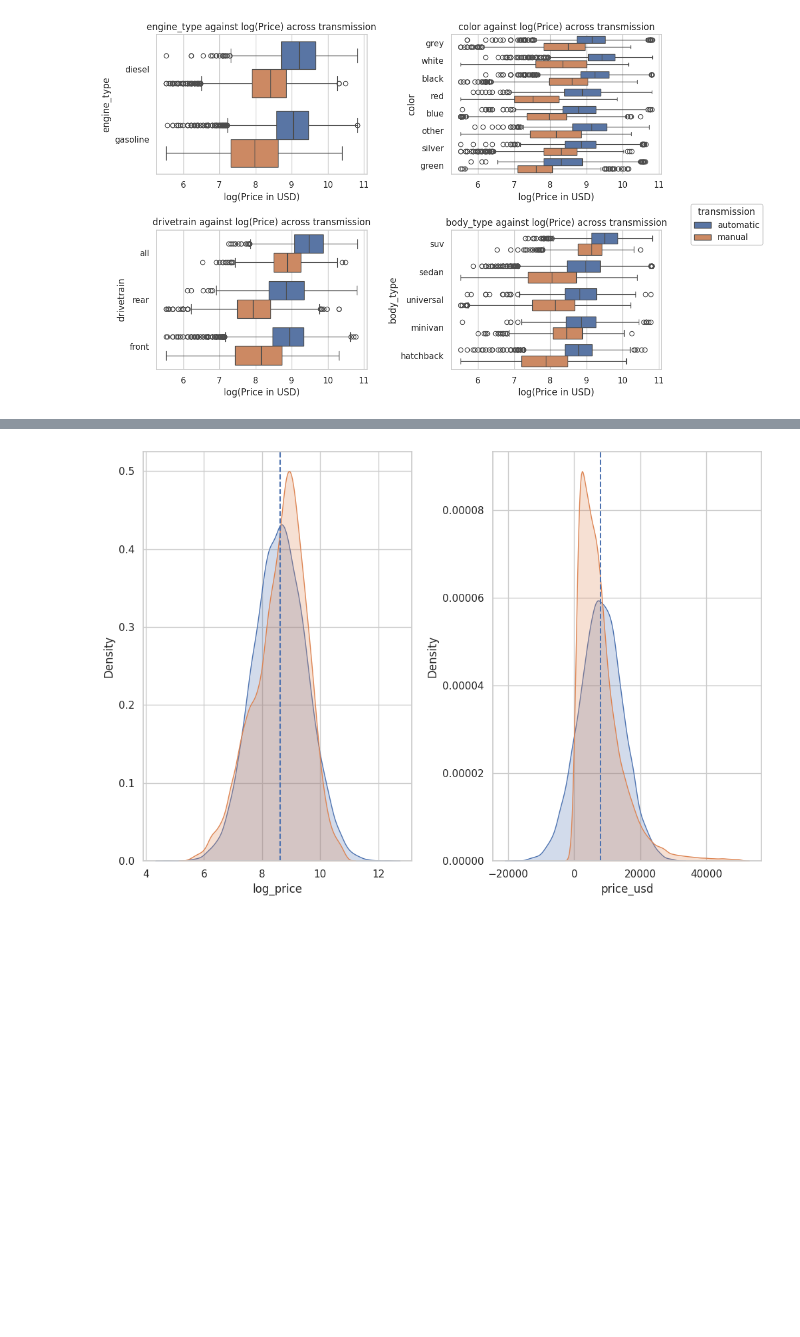
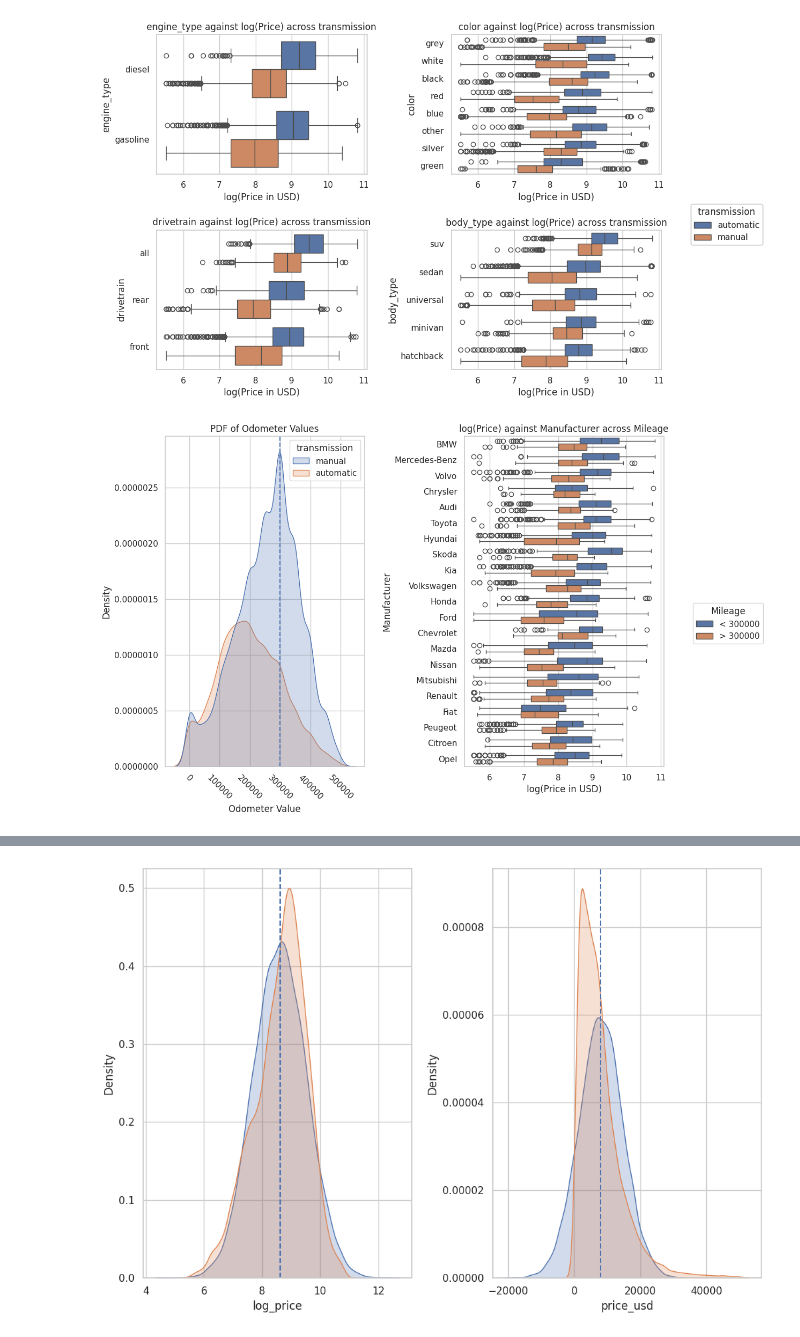
Before and after one commit to NigelPetersen/UsedCars, a Jupyter notebook: UsedCars.ipynb, the cells around one changed output, grey strips where cells are left out. Drawn from its saved outputs; the diff is of its cells as text; code cells hidden in the pictures; blank space fills up the shorter version.

```diff
--- a/UsedCars.ipynb
+++ b/UsedCars.ipynb
@@ -140,42 +134,23 @@ plt.show()
 # %% [output]
 [figure]
 # %%
-good_manufacturers = ["Honda", "Toyota", "Volkswagen", "Mercedes-Benz", "BMW",
-                    "Hyundai", "Mitsubishi", "Kia", "Audi",
-                    "Nissan", "Mazda"]
-cars_data = cars_data.loc[cars_data["manufacturer_name"].isin(good_manufacturers)]
-
 cars_data["Mileage"] = (cars_data["odometer_value"] > 300000).apply(str)
-cars_data["Mileage"] = cars_data["Mileage"].replace(["True", "False"], ["> 300000 km", "< 300000 km"])
+cars_data["Mileage"] = cars_data["Mileage"].replace(["True", "False"], ["> 300000", "< 300000"])
 cars_data = cars_data.loc[cars_data["odometer_value"] < 500000]
 
-cars_data["Production Era"] = (cars_data["year_produced"] >= 2008).apply(str)
-cars_data["Production Era"] = cars_data["Production Era"].replace(["True", "False"], ["> 2008", "< 2008"])
+fig = plt.figure()
+fig.subplots_adjust(wspace = 0.5)
+ax = fig.add_subplot(1,2,1)
+density_plot = sns.kdeplot(x = "odometer_value", fill = True, hue = "transmission", data = cars_data)
+density_plot.axvline(x = 300000, color = "b", linestyle = "dashed")
+density_plot.set(xlabel = "Odometer Value", title = "PDF of Odometer Values")
+density_plot.ticklabel_format(style = "plain")
+ax.tick_params(axis = "x", rotation = -45)
 
-fig = plt.figure()
-fig.subplots_adjust(wspace = 0.5, hspace = 0.5)
-
-ax = fig.add_subplot(2,2,1)
-density_plot = sns.kdeplot(x = "odometer_value", fill = True, hue = "transmission", data = cars_data)
-density_plot.ticklabel_format(style = "plain")
-ax.tick_params(axis = 'x', rotation = -45)
-density_plot.axvline(x = np.mean(cars_data.loc[cars_data["transmission"] == "manual"]["odometer_value"]),
-                     color = "b", linestyle = "dashed")
-density_plot.axvline(x = np.mean(cars_data.loc[cars_data["transmission"] == "automatic"]["odometer_value"]),
-                     color = "orange", linestyle = "dashed")
-density_plot.set(xlabel = "Odometer Value", title = "Odometer Value Density")
-
-ax = fig.add_subplot(2,2,2)
-plot = facet_boxplot_against_response(cars_data, "manufacturer_name", "log_price", "Mileage",
- ["log(Price in USD)", "Manufacturer", "log(Price) against Manufacturer across Mileage"])
-sns.move_legend(plot, loc = "upper center", bbox_to_anchor = (1, 0.75), bbox_transform = plt.gcf().transFigure)
-
-ax = fig.add_subplot(2,2,3)
-de_plot = sns.kdeplot(x = "year_produced", fill = True, hue = "transmission", data = cars_data)
-de_plot.set(xlabel = "Production Year", ylabel = "Density", title = "Density of Production Year")
-de_plot.axvline(x = 2008, color = "red", linestyle = "dashed")
-ax = fig.add_subplot(2,2,4)
-plot = facet_boxplot_against_response(cars_data, "manufacturer_name", "log_price", "Production Era",
-        ["log(Price in USD)", "Manufacturer", "log(Price) against Manufacturer across Production Era"])
-sns.move_legend(plot, loc = "upper center", bbox_to_anchor = (1, 0.25), bbox_transform = plt.gcf().transFigure)
+ax = fig.add_subplot(1,2,2)
+plot_2 = facet_boxplot_against_response(cars_data, "manufacturer_name", "log_price", "Mileage",
+            ["log(Price in USD)", "Manufacturer", "log(Price) against Manufacturer across Mileage"])
+sns.move_legend(plot_2, loc = "upper center", bbox_to_anchor = (1, 0.5), bbox_transform = plt.gcf().transFigure)
 plt.show()
+# %% [output]
+[figure, added]
```
Also changed, not shown: parts of 6 cells of this notebook.
